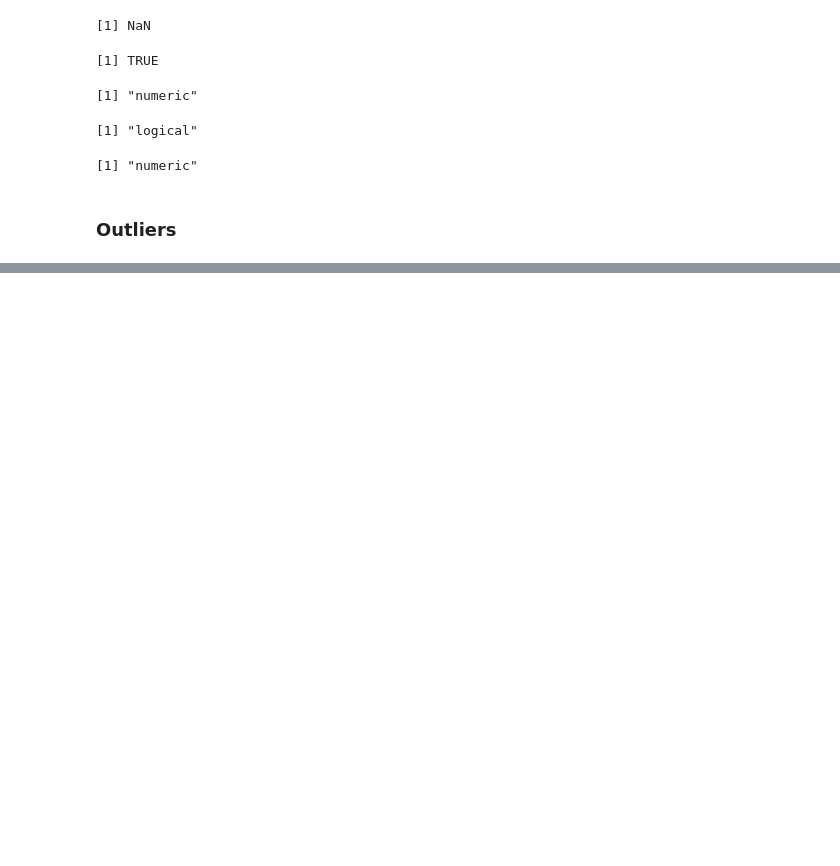
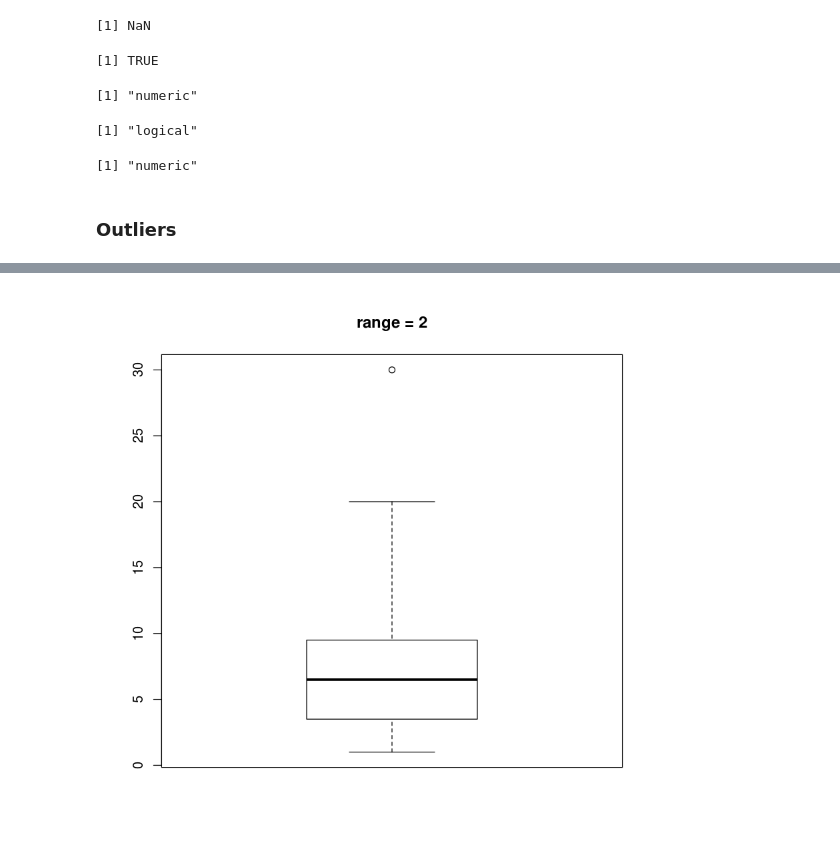
Before and after one commit to keshavchandra/Data-Visualization-in-R, a Jupyter notebook: Data Cleaning.ipynb, the cells around one changed output, grey strips where cells are left out. Cells and saved outputs as stored; diff of their text form; code cells hidden in the pictures; blank space fills up the shorter version.

```diff
--- a/Data Cleaning.ipynb
+++ b/Data Cleaning.ipynb
@@ -260,0 +318,4 @@ class(Inf)
+# %%
+boxplot(x, range = 2, main = "range = 2")
+# %% [output]
+[figure, added]
```
Also changed, not shown: parts of 14 cells of this notebook.
